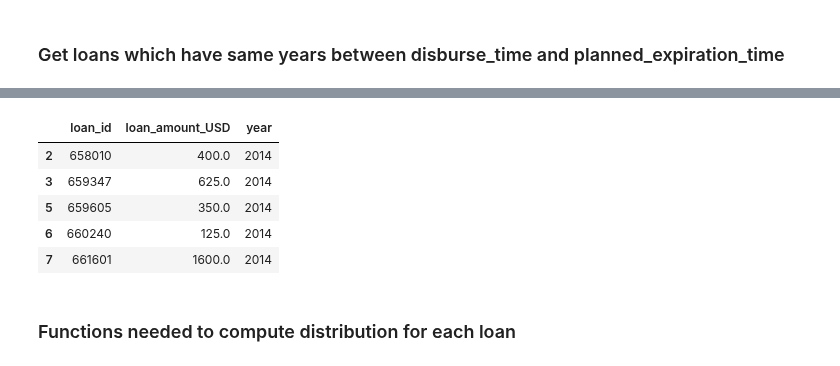
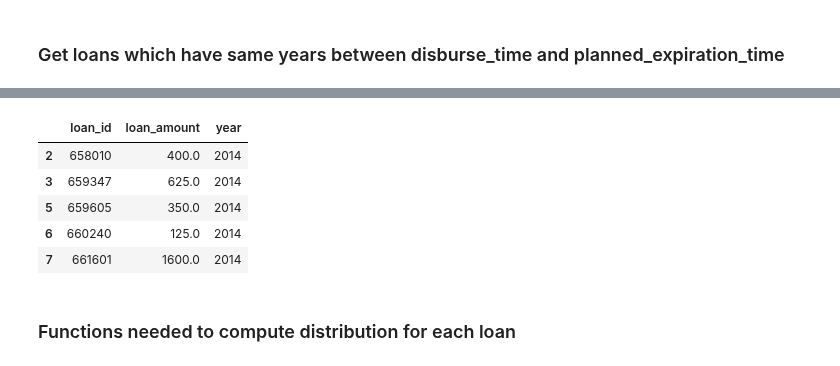
Before and after one commit to gaveter/Project_cs, a Jupyter notebook: Project.ipynb, the cells around one changed output, grey strips where cells are left out. Saved outputs shown, nothing was run; the diff lists cells and outputs as text; code cells hidden in the pictures.

```diff
--- a/Project.ipynb
+++ b/Project.ipynb
@@ -796,3 +796,4 @@ sameYear_loan = loan_simplified[loan_simplified['year_disburse']==loan_simplifie
 index_sameYear = sameYear_loan.index
 # %%
 distribution_loan = sameYear_loan[['loan_id','loan_amount','year_expiration']]
+distribution_loan = distribution_loan.copy()
@@ -799,8 +816,8 @@ distribution_loan = sameYear_loan[['loan_id','loan_amount','year_expiration']]
 # %%
-distribution_loan.columns = ['loan_id','loan_amount_USD','year']
+distribution_loan.rename(columns={'year_expiration':'year'},inplace=True)
 distribution_loan.head()
 # %% [output]
-|  | loan_id | loan_amount_USD | year |
+|  | loan_id | loan_amount | year |
 | 2 | 658010 | 400.0 | 2014 |
 | 3 | 659347 | 625.0 | 2014 |
 | 5 | 659605 | 350.0 | 2014 |
```
Also changed, not shown: parts of 7 cells of this notebook.
